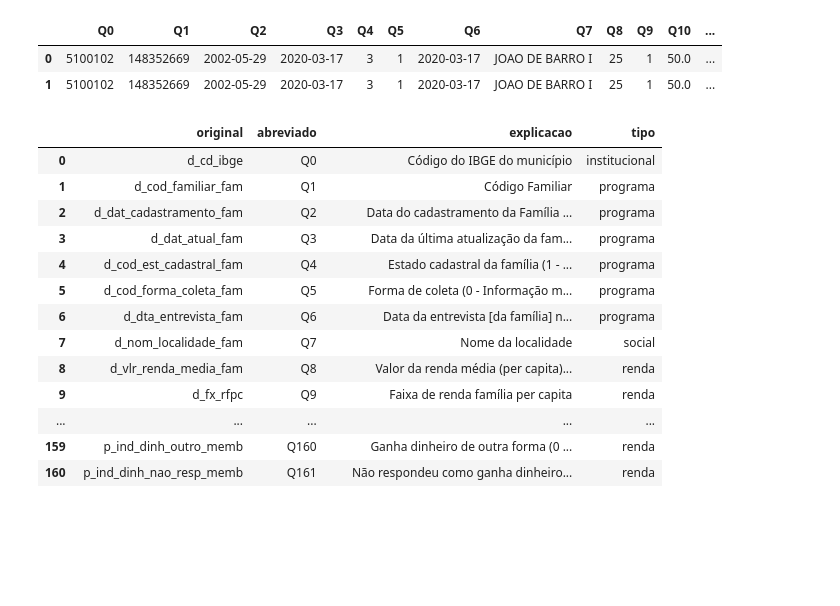
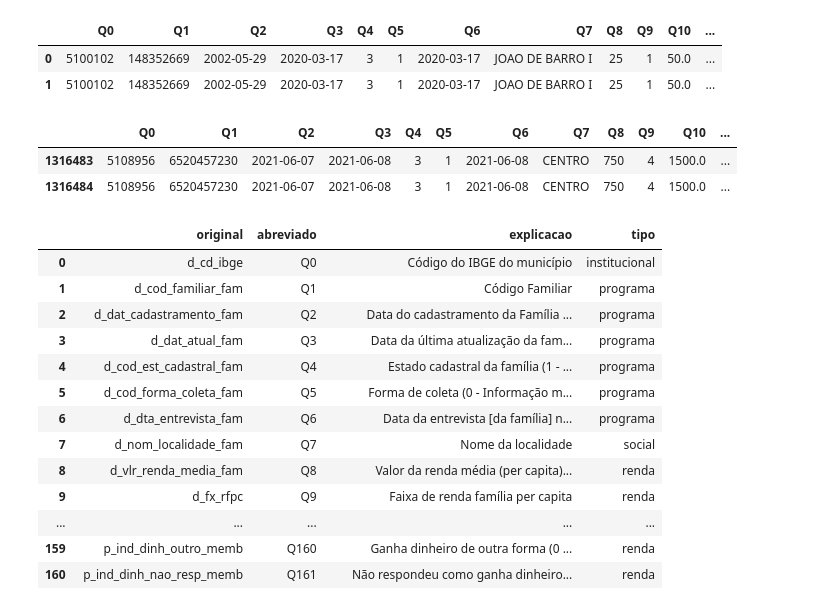
Before and after one commit to fernandovieira1/os_240-2021_setasc, a Jupyter notebook: analise_os.ipynb, the cells around one changed output. Saved outputs shown, nothing was run; the diff lists cells and outputs as text; code cells hidden in the pictures; blank space fills up the shorter version.

```diff
--- a/analise_os.ipynb
+++ b/analise_os.ipynb
@@ -40,6 +42,12 @@ df.head(2)
 |  | Q0 | Q1 | Q2 | Q3 | Q4 | Q5 | Q6 | Q7 | Q8 | Q9 | Q10 | ... |
 | 0 | 5100102 | 148352669 | 2002-05-29 | 2020-03-17 | 3 | 1 | 2020-03-17 | JOAO DE BARRO I | 25 | 1 | 50.0 | ... |
 | 1 | 5100102 | 148352669 | 2002-05-29 | 2020-03-17 | 3 | 1 | 2020-03-17 | JOAO DE BARRO I | 25 | 1 | 50.0 | ... |
+# %%
+df.tail(2)
+# %% [output]
+|  | Q0 | Q1 | Q2 | Q3 | Q4 | Q5 | Q6 | Q7 | Q8 | Q9 | Q10 | ... |
+| 1316483 | 5108956 | 6520457230 | 2021-06-07 | 2021-06-08 | 3 | 1 | 2021-06-08 | CENTRO | 750 | 4 | 1500.0 | ... |
+| 1316484 | 5108956 | 6520457230 | 2021-06-07 | 2021-06-08 | 3 | 1 | 2021-06-08 | CENTRO | 750 | 4 | 1500.0 | ... |
 # %%
 # df.info(verbose=True)
 # %%
```
Also changed, not shown: parts of 7 cells of this notebook.
